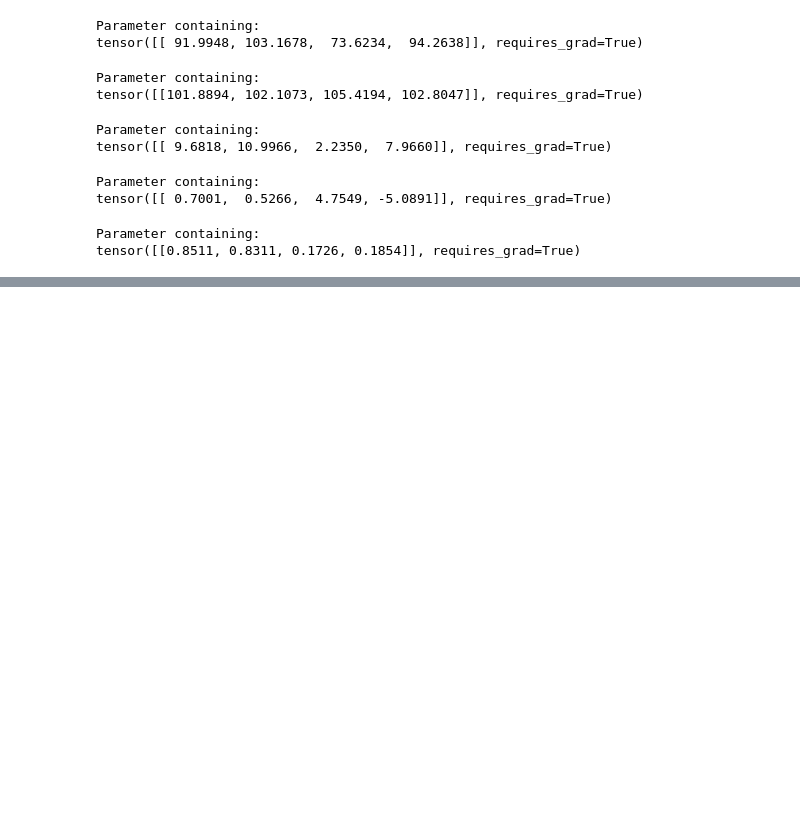
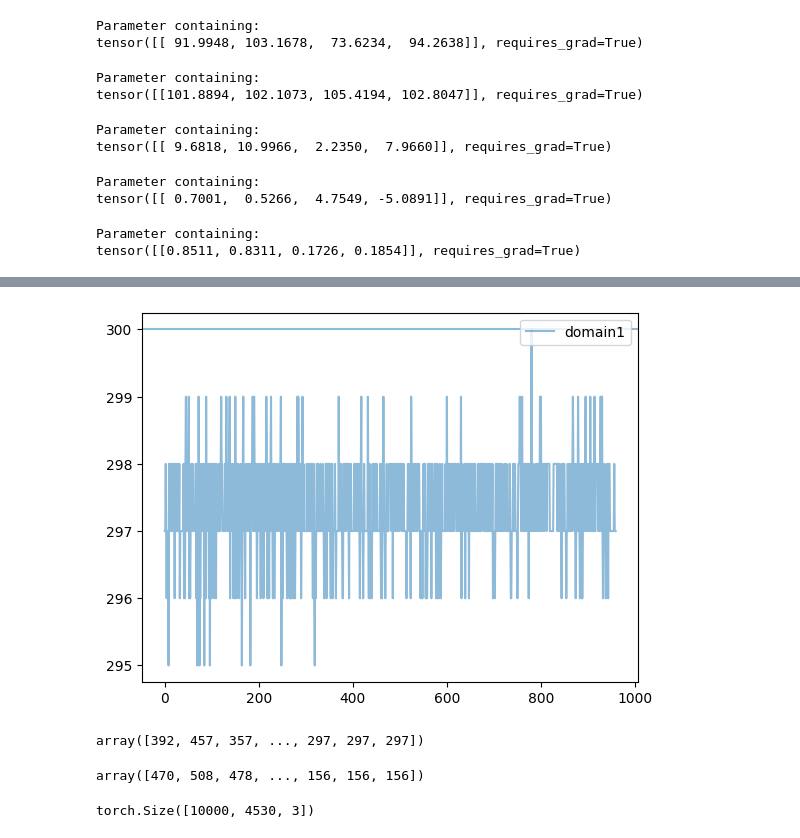
Before and after one commit to Gabriel-Ducrocq/segmentationCryoEM, a Jupyter notebook: visualization.ipynb, the cells around one changed output, grey strips where cells are left out. Saved outputs shown, nothing was run; the diff lists cells and outputs as text; code cells hidden in the pictures; blank space fills up the shorter version.

```diff
--- a/visualization.ipynb
+++ b/visualization.ipynb
@@ -2001,0 +2033,22 @@ tensor([[0.8511, 0.8311, 0.1726, 0.1854]], requires_grad=True)
+# %%
+mask_evol = protein.model_analysis.mask_evolution("CTF2Conformations/")
+# %%
+start = 2000
+plt.plot(mask_evol[start:, 0], alpha=0.5, label="domain1")
+plt.plot(mask_evol[start:, 1], alpha=0.5, label="domain2")
+plt.plot(mask_evol[start:, 2], alpha=0.5, label="domain3")
+plt.plot(mask_evol[start:, 3], alpha=0.5, label="domain4")
+plt.axhline(y=300, alpha=0.5)
+plt.axhline(y=157, alpha=0.5)
+plt.legend(loc="upper right")
+plt.show()
+# %% [output]
+[figure, added]
+# %%
+mask_evol[:, 0]
+# %% [output]
+array([392, 457, 357, ..., 297, 297, 297])
+# %%
+mask_evol[:, 3]
+# %% [output]
+array([470, 508, 478, ..., 156, 156, 156])
@@ -2001,0 +2073,4 @@ tensor([[0.8511, 0.8311, 0.1726, 0.1854]], requires_grad=True)
+# %%
+protein.main.
+# %% [output]
+torch.Size([10000, 4530, 3])
```
Also changed, not shown: parts of 26 cells of this notebook, 2 other files.
